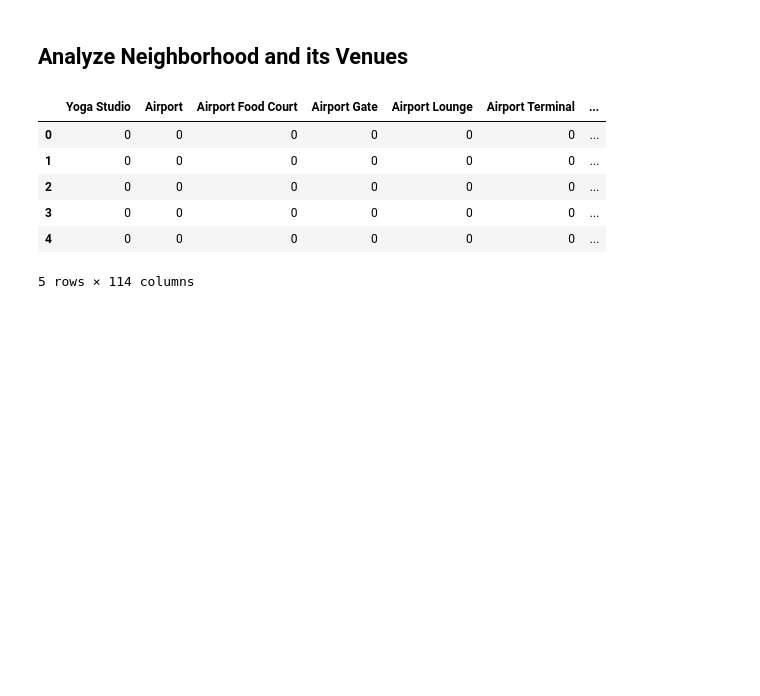
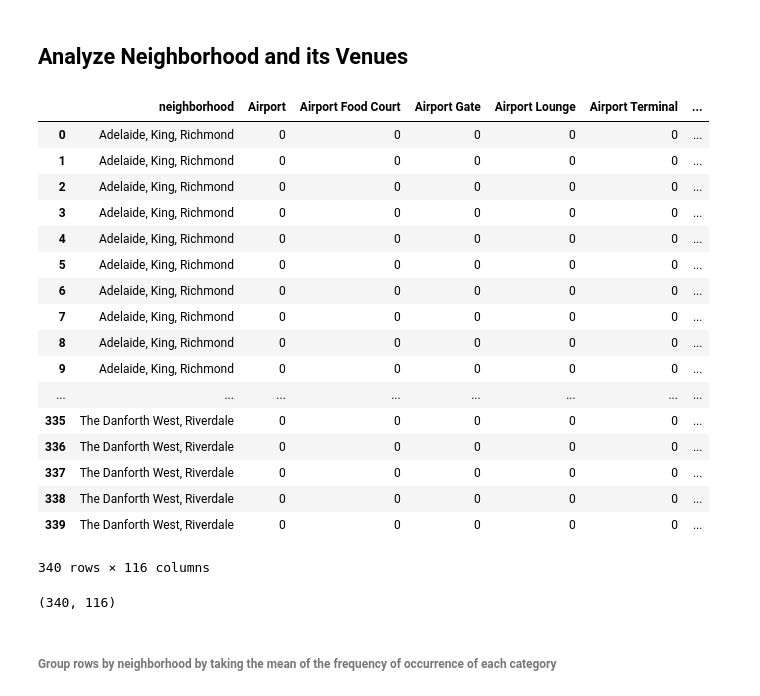
Before and after one commit to anand-sukumar/Coursera_Capstone, a Jupyter notebook: Toronto Neighborhood.ipynb, the cells around one changed output. Saved outputs shown, nothing was run; the diff lists cells and outputs as text; code cells hidden in the pictures; blank space fills up the shorter version.

Commit message:
Published from Watson Studio.

```diff
--- a/Toronto Neighborhood.ipynb
+++ b/Toronto Neighborhood.ipynb
@@ -428,20 +432,35 @@ Number of unique Categories of Venues present in Toronto : 114
 # %%
 # one hot encoding
 toronto_onehot = pd.get_dummies(toronto_venues[['Venue Category']], prefix="", prefix_sep="")
 
-# add neighborhood column back to dataframe
-toronto_onehot['Neighborhood'] = pd.Series(toronto_venues['Neighborhood'])
+toronto_onehot2 = toronto_onehot.assign(neighborhood = toronto_venues["Neighborhood"].to_list())
 
-# move neighborhood column to the first column
-fixed_columns = [toronto_onehot.columns[-1]] + list(toronto_onehot.columns[:-1])
-toronto_onehot = toronto_onehot[fixed_columns]
+fixed_columns = [toronto_onehot2.columns[-1]] + list(toronto_onehot2.columns[:-1])
+toronto_onehot2 = toronto_onehot2[fixed_columns]
 
-toronto_onehot.head()
+toronto_onehot2
 # %% [output]
-|  | Yoga Studio | Airport | Airport Food Court | Airport Gate | Airport Lounge | Airport Terminal | ... |
-| 0 | 0 | 0 | 0 | 0 | 0 | 0 | ... |
-| 1 | 0 | 0 | 0 | 0 | 0 | 0 | ... |
-| 2 | 0 | 0 | 0 | 0 | 0 | 0 | ... |
-| 3 | 0 | 0 | 0 | 0 | 0 | 0 | ... |
-| 4 | 0 | 0 | 0 | 0 | 0 | 0 | ... |
+|  | neighborhood | Airport | Airport Food Court | Airport Gate | Airport Lounge | Airport Terminal | ... |
+| 0 | Adelaide, King, Richmond | 0 | 0 | 0 | 0 | 0 | ... |
+| 1 | Adelaide, King, Richmond | 0 | 0 | 0 | 0 | 0 | ... |
+| 2 | Adelaide, King, Richmond | 0 | 0 | 0 | 0 | 0 | ... |
+| 3 | Adelaide, King, Richmond | 0 | 0 | 0 | 0 | 0 | ... |
+| 4 | Adelaide, King, Richmond | 0 | 0 | 0 | 0 | 0 | ... |
+| 5 | Adelaide, King, Richmond | 0 | 0 | 0 | 0 | 0 | ... |
+| 6 | Adelaide, King, Richmond | 0 | 0 | 0 | 0 | 0 | ... |
+| 7 | Adelaide, King, Richmond | 0 | 0 | 0 | 0 | 0 | ... |
+| 8 | Adelaide, King, Richmond | 0 | 0 | 0 | 0 | 0 | ... |
+| 9 | Adelaide, King, Richmond | 0 | 0 | 0 | 0 | 0 | ... |
+| ... | ... | ... | ... | ... | ... | ... | ... |
+| 335 | The Danforth West, Riverdale | 0 | 0 | 0 | 0 | 0 | ... |
+| 336 | The Danforth West, Riverdale | 0 | 0 | 0 | 0 | 0 | ... |
+| 337 | The Danforth West, Riverdale | 0 | 0 | 0 | 0 | 0 | ... |
+| 338 | The Danforth West, Riverdale | 0 | 0 | 0 | 0 | 0 | ... |
+| 339 | The Danforth West, Riverdale | 0 | 0 | 0 | 0 | 0 | ... |
-5 rows × 114 columns
+340 rows × 116 columns
+# %%
+toronto_onehot2.shape
+# %% [output]
+(340, 116)
+# %% [markdown]
+###### Group rows by neighborhood by taking the mean of the frequency of occurrence of each category
```
Also changed, not shown: parts of 49 cells of this notebook.
